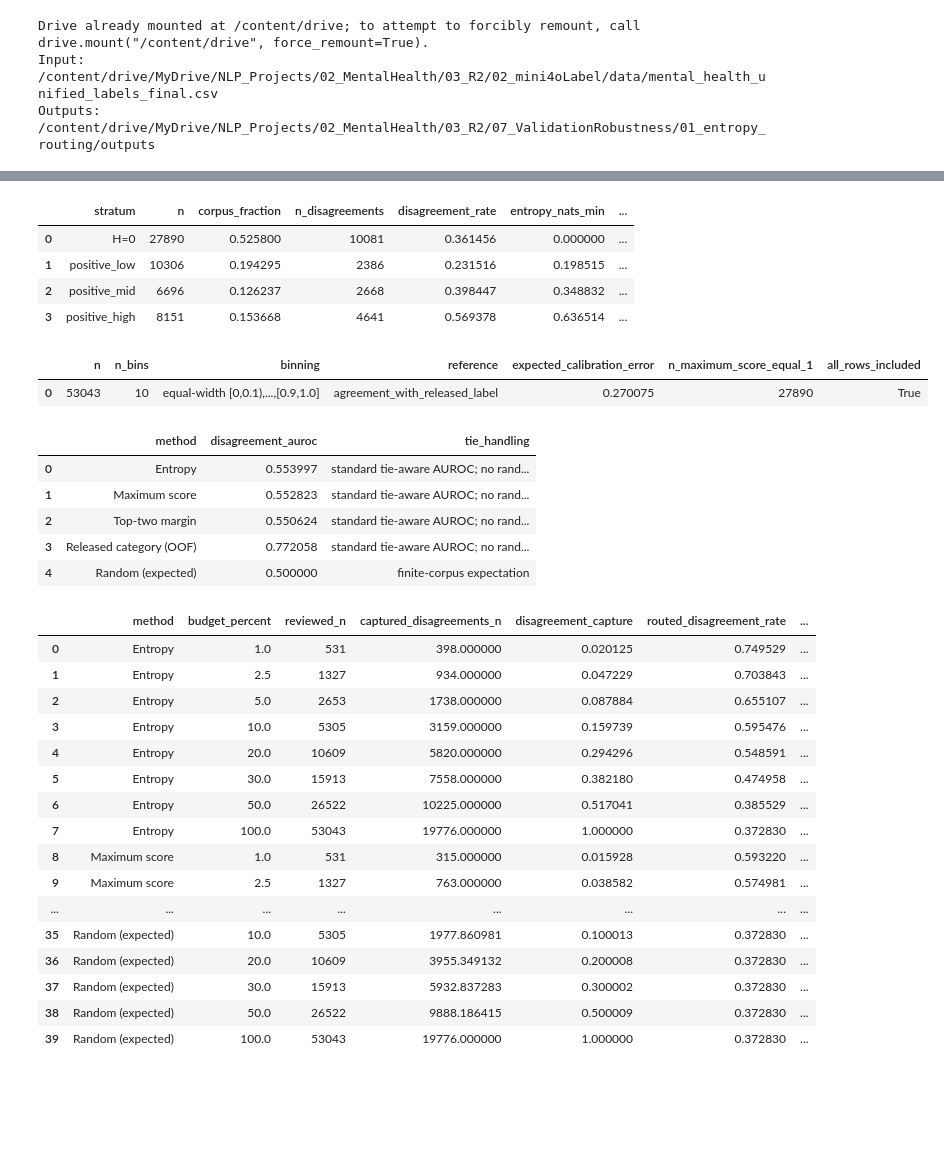
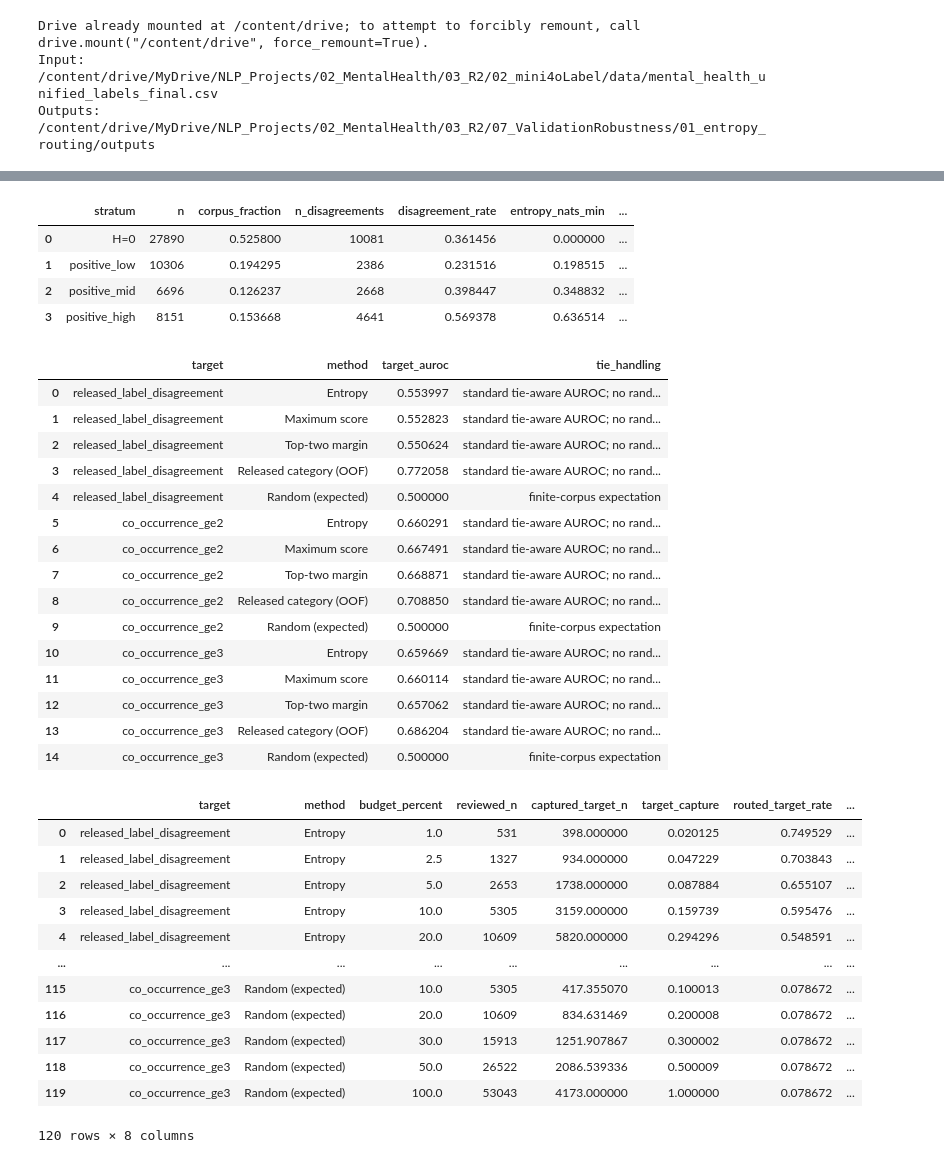
Before and after one commit to Veronica0206/NLP-LLM-Evaluation, a Jupyter notebook: Manuscript2/6. Revision Validation and Robustness Audits/MentalHealth_R2_entropy_routing.ipynb, the cells around one changed output, grey strips where cells are left out. Cells and saved outputs as stored; diff of their text form; code cells hidden in the pictures; blank space fills up the shorter version.

Commit message:
MentalHealth: refresh rerun label and routing notebooks

```diff
--- a/Manuscript2/6. Revision Validation and Robustness Audits/MentalHealth_R2_entropy_routing.ipynb
+++ b/Manuscript2/6. Revision Validation and Robustness Audits/MentalHealth_R2_entropy_routing.ipynb
@@ -941,45 +857,48 @@ print(json.dumps(manifest, indent=2, sort_keys=True))
 # %%
 import pandas as pd
 from IPython.display import Image, display
 
 display(pd.read_csv(OUTPUT / 'entropy_strata_summary.csv'))
-display(pd.read_csv(OUTPUT / 'ece_summary.csv'))
-display(pd.read_csv(OUTPUT / 'routing_disagreement_auroc.csv'))
+display(pd.read_csv(OUTPUT / 'routing_target_auroc.csv'))
 display(pd.read_csv(OUTPUT / 'routing_review_budget_key_points.csv'))
 display(Image(filename=str(OUTPUT / 'entropy_all.png')))
 display(Image(filename=str(OUTPUT / 'entropy_pos.png')))
 display(Image(filename=str(OUTPUT / 'routing_review_budget_curves.png')))
 # %% [output]
 |  | stratum | n | corpus_fraction | n_disagreements | disagreement_rate | entropy_nats_min | ... |
 | 0 | H=0 | 27890 | 0.525800 | 10081 | 0.361456 | 0.000000 | ... |
 | 1 | positive_low | 10306 | 0.194295 | 2386 | 0.231516 | 0.198515 | ... |
 | 2 | positive_mid | 6696 | 0.126237 | 2668 | 0.398447 | 0.348832 | ... |
 | 3 | positive_high | 8151 | 0.153668 | 4641 | 0.569378 | 0.636514 | ... |
-|  | n | n_bins | binning | reference | expected_calibration_error | n_maximum_score_equal_1 | all_rows_included |
-| 0 | 53043 | 10 | equal-width [0,0.1),...,[0.9,1.0] | agreement_with_released_label | 0.270075 | 27890 | True |
+|  | target | method | target_auroc | tie_handling |
+| 0 | released_label_disagreement | Entropy | 0.553997 | standard tie-aware AUROC; no rand... |
+| 1 | released_label_disagreement | Maximum score | 0.552823 | standard tie-aware AUROC; no rand... |
+| 2 | released_label_disagreement | Top-two margin | 0.550624 | standard tie-aware AUROC; no rand... |
+| 3 | released_label_disagreement | Released category (OOF) | 0.772058 | standard tie-aware AUROC; no rand... |
+| 4 | released_label_disagreement | Random (expected) | 0.500000 | finite-corpus expectation |
+| 5 | co_occurrence_ge2 | Entropy | 0.660291 | standard tie-aware AUROC; no rand... |
+| 6 | co_occurrence_ge2 | Maximum score | 0.667491 | standard tie-aware AUROC; no rand... |
+| 7 | co_occurrence_ge2 | Top-two margin | 0.668871 | standard tie-aware AUROC; no rand... |
+| 8 | co_occurrence_ge2 | Released category (OOF) | 0.708850 | standard tie-aware AUROC; no rand... |
+| 9 | co_occurrence_ge2 | Random (expected) | 0.500000 | finite-corpus expectation |
+| 10 | co_occurrence_ge3 | Entropy | 0.659669 | standard tie-aware AUROC; no rand... |
+| 11 | co_occurrence_ge3 | Maximum score | 0.660114 | standard tie-aware AUROC; no rand... |
+| 12 | co_occurrence_ge3 | Top-two margin | 0.657062 | standard tie-aware AUROC; no rand... |
+| 13 | co_occurrence_ge3 | Released category (OOF) | 0.686204 | standard tie-aware AUROC; no rand... |
+| 14 | co_occurrence_ge3 | Random (expected) | 0.500000 | finite-corpus expectation |
-|  | method | disagreement_auroc | tie_handling |
-| 0 | Entropy | 0.553997 | standard tie-aware AUROC; no rand... |
-| 1 | Maximum score | 0.552823 | standard tie-aware AUROC; no rand... |
-| 2 | Top-two margin | 0.550624 | standard tie-aware AUROC; no rand... |
-| 3 | Released category (OOF) | 0.772058 | standard tie-aware AUROC; no rand... |
-| 4 | Random (expected) | 0.500000 | finite-corpus expectation |
+|  | target | method | budget_percent | reviewed_n | captured_target_n | target_capture | routed_target_rate | ... |
+| 0 | released_label_disagreement | Entropy | 1.0 | 531 | 398.000000 | 0.020125 | 0.749529 | ... |
+| 1 | released_label_disagreement | Entropy | 2.5 | 1327 | 934.000000 | 0.047229 | 0.703843 | ... |
+| 2 | released_label_disagreement | Entropy | 5.0 | 2653 | 1738.000000 | 0.087884 | 0.655107 | ... |
+| 3 | released_label_disagreement | Entropy | 10.0 | 5305 | 3159.000000 | 0.159739 | 0.595476 | ... |
+| 4 | released_label_disagreement | Entropy | 20.0 | 10609 | 5820.000000 | 0.294296 | 0.548591 | ... |
+| ... | ... | ... | ... | ... | ... | ... | ... | ... |
+| 115 | co_occurrence_ge3 | Random (expected) | 10.0 | 5305 | 417.355070 | 0.100013 | 0.078672 | ... |
+| 116 | co_occurrence_ge3 | Random (expected) | 20.0 | 10609 | 834.631469 | 0.200008 | 0.078672 | ... |
+| 117 | co_occurrence_ge3 | Random (expected) | 30.0 | 15913 | 1251.907867 | 0.300002 | 0.078672 | ... |
+| 118 | co_occurrence_ge3 | Random (expected) | 50.0 | 26522 | 2086.539336 | 0.500009 | 0.078672 | ... |
+| 119 | co_occurrence_ge3 | Random (expected) | 100.0 | 53043 | 4173.000000 | 1.000000 | 0.078672 | ... |
-|  | method | budget_percent | reviewed_n | captured_disagreements_n | disagreement_capture | routed_disagreement_rate | ... |
-| 0 | Entropy | 1.0 | 531 | 398.000000 | 0.020125 | 0.749529 | ... |
-| 1 | Entropy | 2.5 | 1327 | 934.000000 | 0.047229 | 0.703843 | ... |
-| 2 | Entropy | 5.0 | 2653 | 1738.000000 | 0.087884 | 0.655107 | ... |
-| 3 | Entropy | 10.0 | 5305 | 3159.000000 | 0.159739 | 0.595476 | ... |
-| 4 | Entropy | 20.0 | 10609 | 5820.000000 | 0.294296 | 0.548591 | ... |
-| 5 | Entropy | 30.0 | 15913 | 7558.000000 | 0.382180 | 0.474958 | ... |
-| 6 | Entropy | 50.0 | 26522 | 10225.000000 | 0.517041 | 0.385529 | ... |
-| 7 | Entropy | 100.0 | 53043 | 19776.000000 | 1.000000 | 0.372830 | ... |
-| 8 | Maximum score | 1.0 | 531 | 315.000000 | 0.015928 | 0.593220 | ... |
-| 9 | Maximum score | 2.5 | 1327 | 763.000000 | 0.038582 | 0.574981 | ... |
-| ... | ... | ... | ... | ... | ... | ... | ... |
-| 35 | Random (expected) | 10.0 | 5305 | 1977.860981 | 0.100013 | 0.372830 | ... |
-| 36 | Random (expected) | 20.0 | 10609 | 3955.349132 | 0.200008 | 0.372830 | ... |
-| 37 | Random (expected) | 30.0 | 15913 | 5932.837283 | 0.300002 | 0.372830 | ... |
-| 38 | Random (expected) | 50.0 | 26522 | 9888.186415 | 0.500009 | 0.372830 | ... |
-| 39 | Random (expected) | 100.0 | 53043 | 19776.000000 | 1.000000 | 0.372830 | ... |
+120 rows × 8 columns
 [figure]
 [figure]
 [figure]
```
Also changed, not shown: parts of 2 cells of this notebook, 1 other file.
